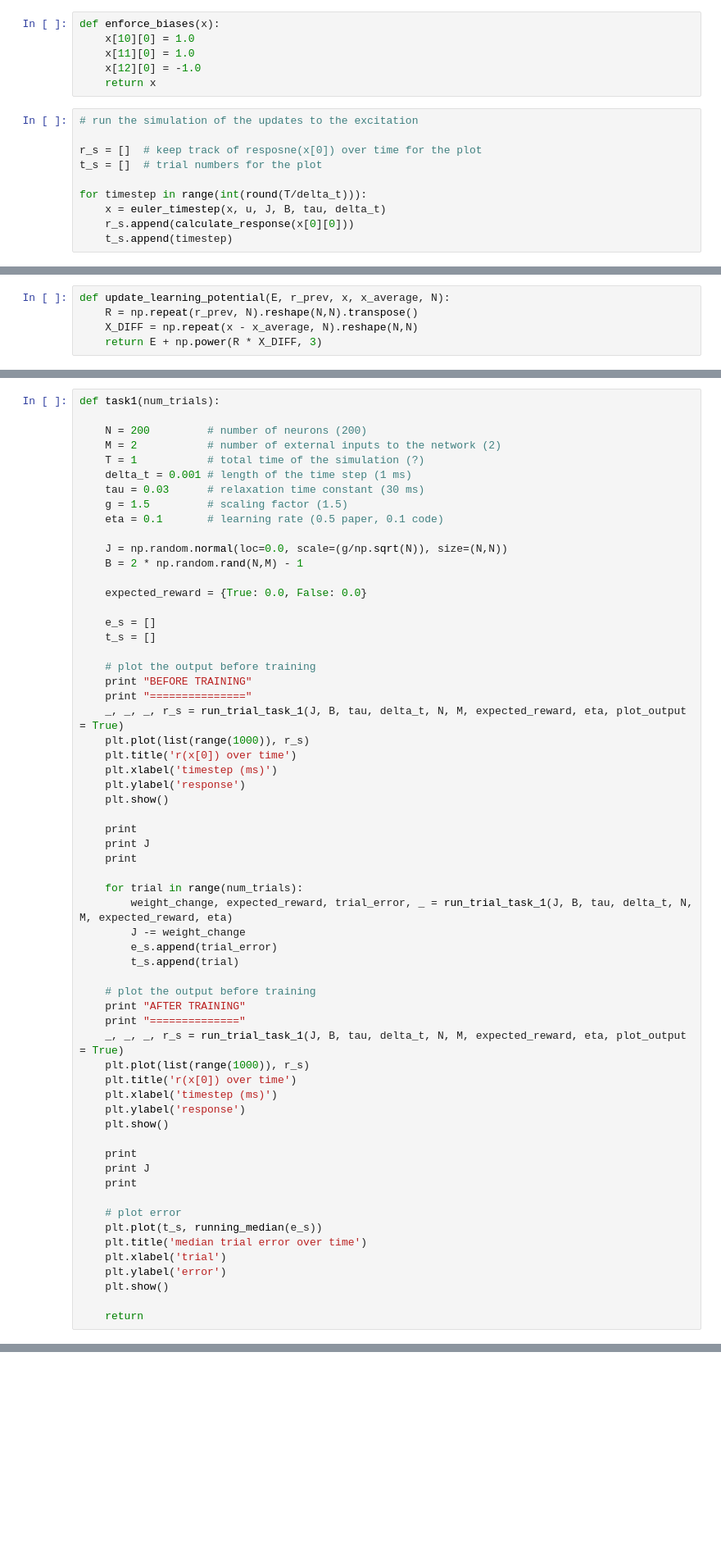
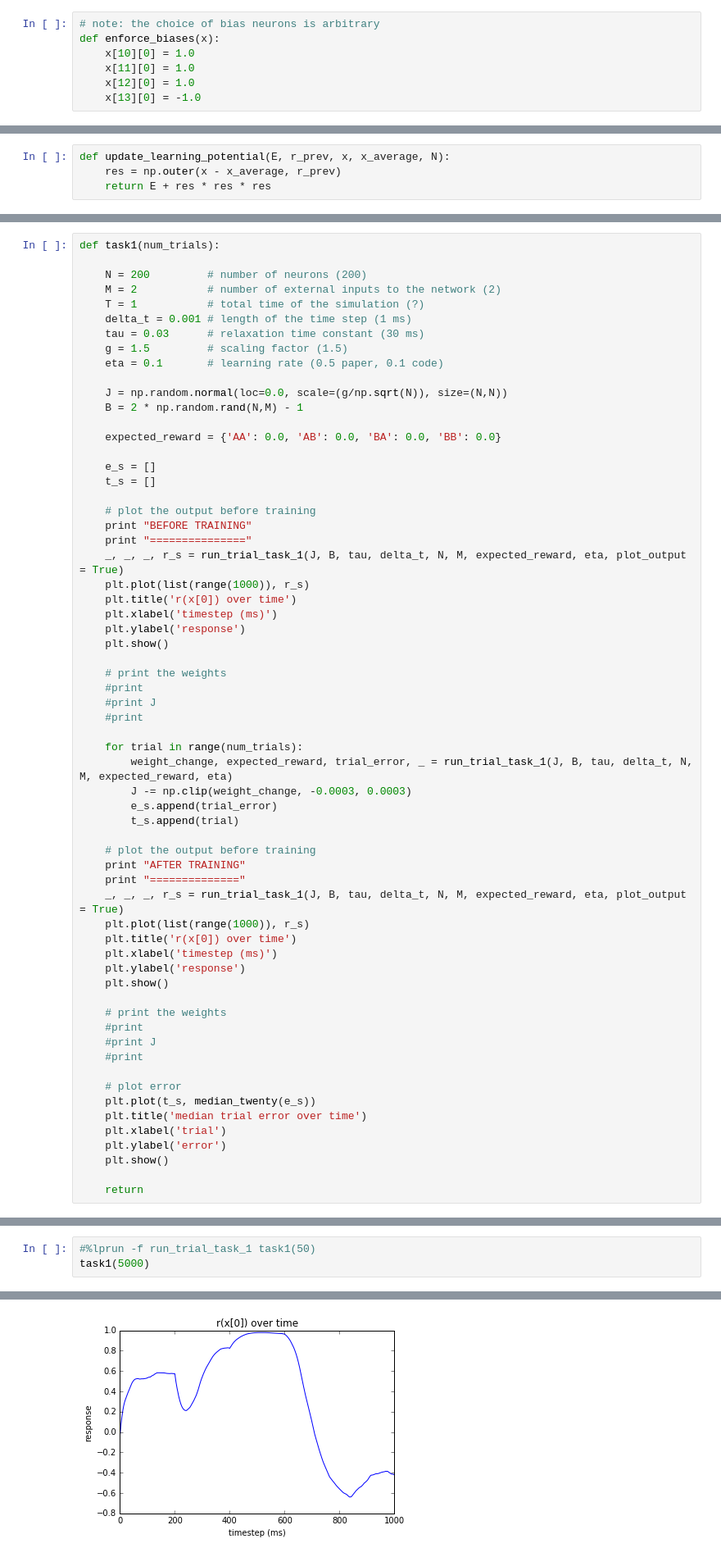
Before and after one commit to awhampton/math510, a Jupyter notebook: math510_project.ipynb, the cells around one changed output, grey strips where cells are left out. Shown at 82% size. Saved outputs shown, nothing was run; the diff lists cells and outputs as text; blank space fills up the shorter version.

```diff
--- a/math510_project.ipynb
+++ b/math510_project.ipynb
@@ -173,17 +43,8 @@ def apply_perturbations(x, p, N):
     return x + positions * perturbations
 # %%
+# note: the choice of bias neurons is arbitrary
 def enforce_biases(x):
     x[10][0] = 1.0
     x[11][0] = 1.0
-    x[12][0] = -1.0
-    return x
+    x[12][0] = 1.0
+    x[13][0] = -1.0
-# %%
-# run the simulation of the updates to the excitation
-
-r_s = []  # keep track of resposne(x[0]) over time for the plot
-t_s = []  # trial numbers for the plot
-
-for timestep in range(int(round(T/delta_t))):
-    x = euler_timestep(x, u, J, B, tau, delta_t)
-    r_s.append(calculate_response(x[0][0]))
-    t_s.append(timestep)
@@ -199,8 +51,7 @@ plt.show()
 # %%
 def update_learning_potential(E, r_prev, x, x_average, N):
-    R = np.repeat(r_prev, N).reshape(N,N).transpose()
-    X_DIFF = np.repeat(x - x_average, N).reshape(N,N)
-    return E + np.power(R * X_DIFF, 3)
+    res = np.outer(x - x_average, r_prev)
+    return E + res * res * res
 # %%
 def run_trial_task_1(J, B, tau, delta_t, N, M, expected_reward, eta, plot_output = False):
     E = np.zeros((N,N))  # learning potential
@@ -256,7 +111,7 @@ def task1(num_trials):
     J = np.random.normal(loc=0.0, scale=(g/np.sqrt(N)), size=(N,N))
     B = 2 * np.random.rand(N,M) - 1
 
-    expected_reward = {True: 0.0, False: 0.0}
+    expected_reward = {'AA': 0.0, 'AB': 0.0, 'BA': 0.0, 'BB': 0.0}
 
     e_s = []
     t_s = []
@@ -271,13 +126,14 @@ def task1(num_trials):
     plt.ylabel('response')
     plt.show()
 
-    print
-    print J
-    print
+    # print the weights
+    #print
+    #print J
+    #print
 
     for trial in range(num_trials):
         weight_change, expected_reward, trial_error, _ = run_trial_task_1(J, B, tau, delta_t, N, M, expected_reward, eta)
-        J -= weight_change
+        J -= np.clip(weight_change, -0.0003, 0.0003)
         e_s.append(trial_error)
         t_s.append(trial)
 
@@ -291,12 +147,13 @@ def task1(num_trials):
     plt.ylabel('response')
     plt.show()
 
-    print
-    print J
-    print
+    # print the weights
+    #print
+    #print J
+    #print
 
     # plot error
-    plt.plot(t_s, running_median(e_s))
+    plt.plot(t_s, median_twenty(e_s))
     plt.title('median trial error over time')
     plt.xlabel('trial')
     plt.ylabel('error')
@@ -346,0 +163,4 @@ Stimulus 2: B
+# %%
+#%lprun -f run_trial_task_1 task1(50)
+task1(5000)
+# %% [output]
@@ -346,0 +171 @@ Stimulus 2: B
+[figure, added]
```
Also changed, not shown: parts of 14 cells of this notebook.
